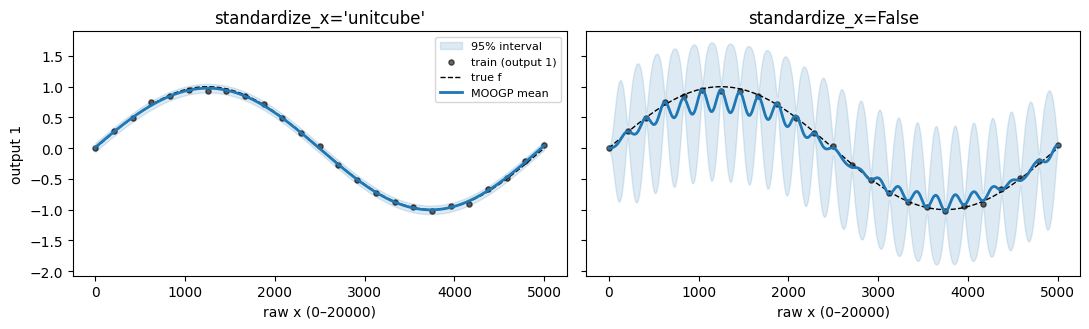
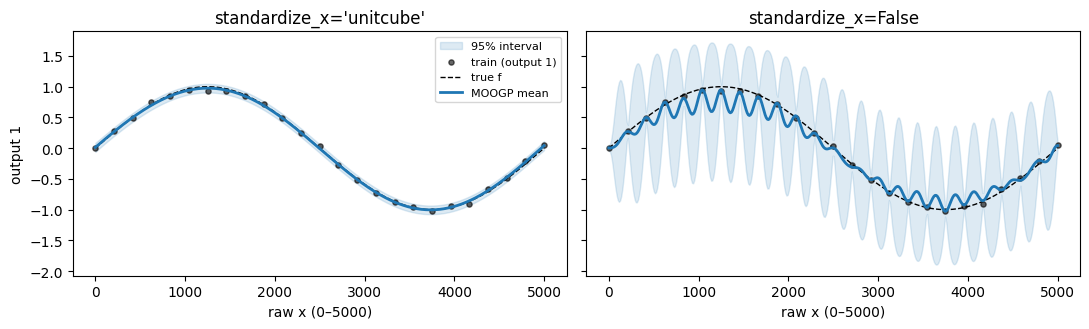
The notebook cell's code change between the first figure and the second:
--- before
+++ after
@@ -4,5 +4,6 @@
 
 X = np.linspace(0, domain, n).reshape(-1, 1)
-f = lambda x: np.sin(2 * np.pi * x / domain)         # one smooth period
+def f(x):
+    return np.sin(2 * np.pi * x / domain)           # one smooth period
 Y = np.column_stack([f(X[:, 0]), 0.5 * f(X[:, 0]) + 2]) + rng.normal(0, 0.03, size=(n, 2))
 
@@ -24,5 +25,5 @@
     ax.plot(X_te[:, 0], pred[:, 0], color="tab:blue", lw=2, label="MOOGP mean")
     ax.set_title(f"standardize_x={sx!r}")
-    ax.set_xlabel("raw x (0–20000)")
+    ax.set_xlabel("raw x (0–5000)")
 axes[0].set_ylabel("output 1")
 axes[0].legend(fontsize=8)

Commit: Fix E731 lint in standardization notebook (lambda -> def)